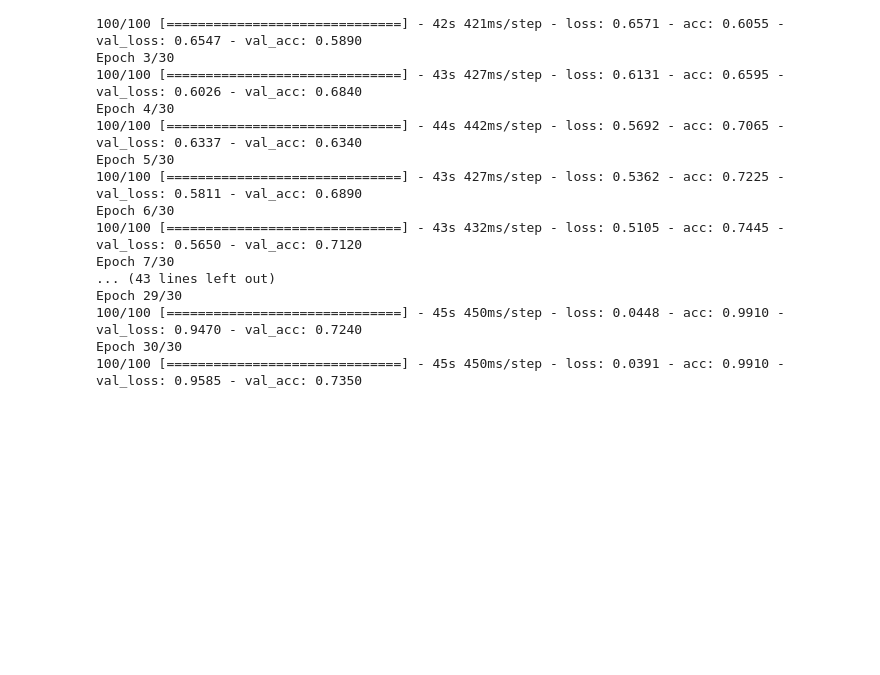
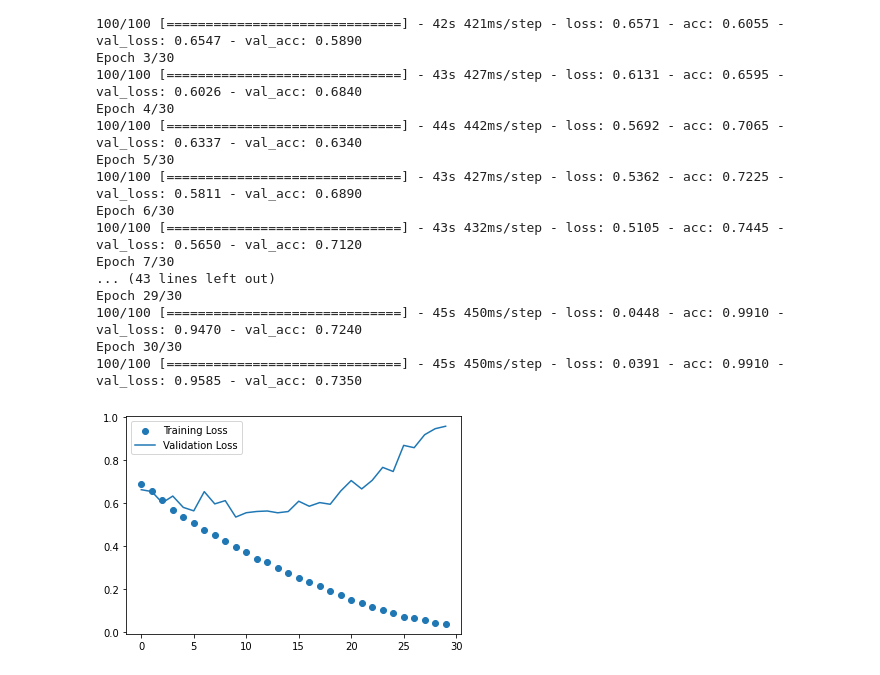
Before and after one commit to MkshSahani/deep_learning_algorithm, a Jupyter notebook: cnn_nn/cnn_for_cats_dogs_classification.ipynb, the cells around one changed output. Drawn from its saved outputs; the diff is of its cells as text; code cells hidden in the pictures; blank space fills up the shorter version.

```diff
--- a/cnn_nn/cnn_for_cats_dogs_classification.ipynb
+++ b/cnn_nn/cnn_for_cats_dogs_classification.ipynb
@@ -122,5 +122,9 @@ hist = history.history
 # %%
 ## plot loss of training and validation data set.
 import matplotlib.pyplot as plt
 plt.scatter(range(len(hist['loss'])), hist['loss'], label = 'Training Loss')
-plt.plot(range(len()))
+plt.plot(range(len(hist['val_loss'])), hist['val_loss'], label = 'Validation Loss')
+plt.legend()
+plt.show()
+# %% [output]
+[figure, added]
```
Also changed, not shown: parts of 2 cells of this notebook, 1 other file.
